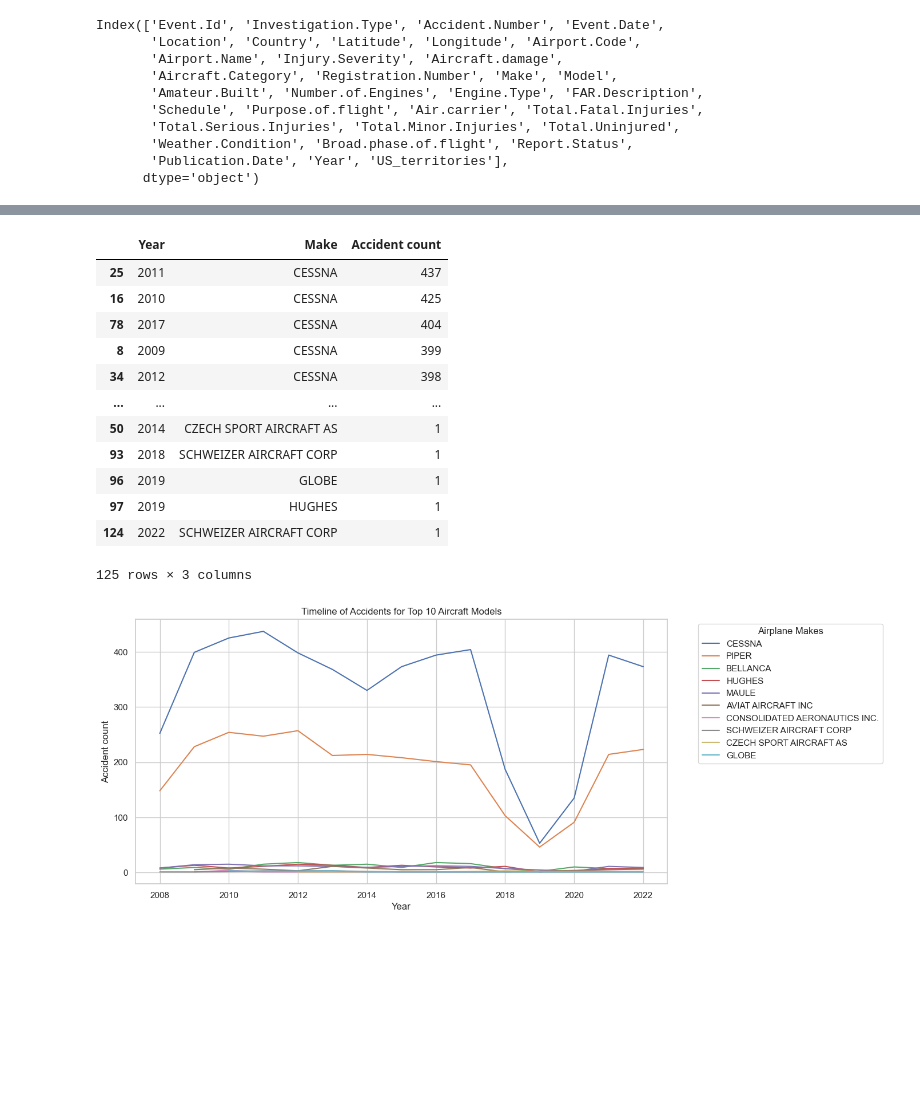
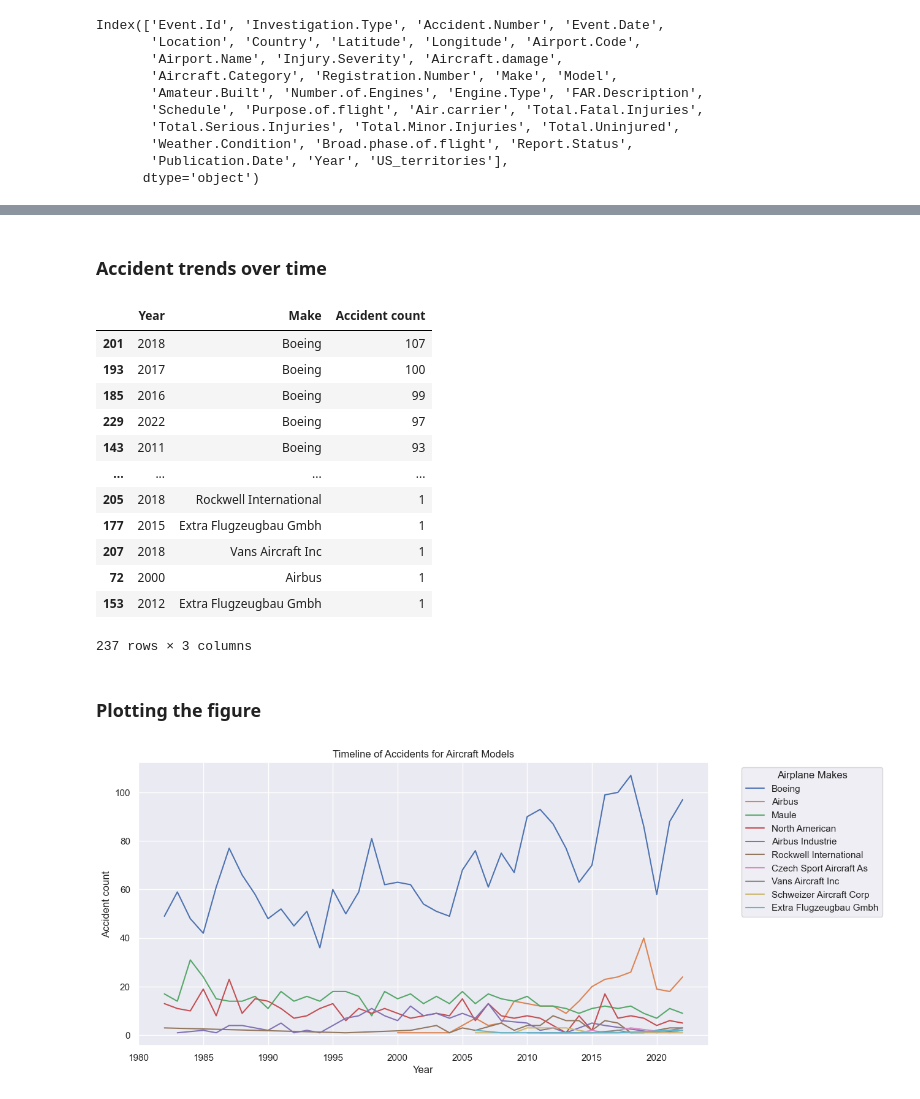
Before and after one commit to jnnjogu/Aviation_accidents_risk_assessment, a Jupyter notebook: moringa_project.ipynb, the cells around one changed output, grey strips where cells are left out. Saved outputs shown, nothing was run; the diff lists cells and outputs as text; code cells hidden in the pictures; blank space fills up the shorter version.

```diff
--- a/moringa_project.ipynb
+++ b/moringa_project.ipynb
@@ -115,23 +147,36 @@ ax.set_xlabel('Percentage');
 We will drop the columns with missing values amounting to 60% of the total dataset
 # %%
 # Handle missing values
+# We will fill the columns with either Unknown
 df['Aircraft.Category'] = df['Aircraft.Category'].fillna('Unknown')
+
 df['Make'] = df['Make'].fillna('Unknown')
+df['Make'] = df['Make'].map(lambda x: str(x).title())
 df['Model'] = df['Model'].fillna('Unknown')
 df['Number.of.Engines'] = df['Number.of.Engines'].fillna(df['Number.of.Engines'].mode().iloc[0]) # I replaced it with the mode instead of the mean because the data is categorical
 df['Engine.Type'] = df['Engine.Type'].fillna('Unknown').replace({'NONE':'Unknown'})
+
  # Convert latitude/longitude to numeric
 df['Latitude'] = pd.to_numeric(df['Latitude'], errors='coerce')
 df['Longitude'] = pd.to_numeric(df['Longitude'], errors='coerce')
-# Convert date column
+
+# Convert Event date to a date_time object
 df['Event.Date'] = pd.to_datetime(df['Event.Date'])
 
+# Fill the nones with Unknown
 df['Airport.Name'] = df['Airport.Name'].fillna('Unkown')
+
+# Strip white spaces in the airport names and convert them to titles
 df['Airport.Name'] = df['Airport.Name'].map(lambda x: x.strip().title())
-# Create year column
+
+# Create year column using the year from the event date
 df['Year'] = df['Event.Date'].dt.year
 df['Broad.phase.of.flight'] = df['Broad.phase.of.flight'].fillna('Unknown')
 df['Injury.Severity'] = df['Injury.Severity'].fillna('Unavailable')
+
+# Fill in the missing values in the injury columns
+injury_cols = ['Total.Fatal.Injuries', 'Total.Serious.Injuries', 'Total.Minor.Injuries','Total.Uninjured']
+df[injury_cols]=df[injury_cols].fillna(0)
 # %%
 df.info()
 # %% [output]
@@ -231,11 +257,9 @@ The reason we are choosing these columns is because;
 cols = ['Event.Id', 'Investigation.Type', 'Aircraft.Category', 'Make', 'Model','Airport.Name',
         'Number.of.Engines', 'Engine.Type', 'Year', 'Injury.Severity','US_territories',
         'Total.Fatal.Injuries', 'Total.Serious.Injuries', 'Broad.phase.of.flight',
-        'Total.Minor.Injuries']
+        'Total.Minor.Injuries','Total.Uninjured']
 
-df_clean = df[cols].copy()
+df_clean = df[cols].copy() # copying the filtered data to reduce memory consumption
 
-# Handle injury data
-injury_cols = ['Total.Fatal.Injuries', 'Total.Serious.Injuries', 'Total.Minor.Injuries']
-df_clean[injury_cols] = df_clean[injury_cols].fillna(0)
+df_clean.to_csv("./data/df_clean.csv") # Writing/ exporting the cleaned dataframe as a csv file
 # %%
@@ -320,34 +375,38 @@ Top 10 Safest Aircraft Models:
+# %% [markdown]
+### Accident trends over time
 # %%
 # Looking at the trends of the Model accidents over time
-list_safest_aircraft = safest_aircraft["Make"]
-df_top_10 = df_clean[df_clean['Make'].isin(list_safest_aircraft)]
+list_safest_aircraft = safest_aircraft["Make"] # Creating a pd series of just the top 10 safest aircraft makes
+df_top_10 = df_clean[df_clean['Make'].isin(list_safest_aircraft)] # Filtering the top 10 makes from the cleaned dataset
 
 
 make_yr_df = df_top_10.groupby(['Year','Make'])['Event.Id'].count().reset_index()
-make_yr_df.rename(columns={'Event.Id':'Accident count'},inplace=True)
-make_yr_df = make_yr_df.sort_values(by='Accident count', ascending=False)
+make_yr_df.rename(columns={'Event.Id':'Accident count'},inplace=True) # Renaming the Event.Id column in place
+make_yr_df = make_yr_df.sort_values(by='Accident count', ascending=False) # Sorting the accident count values in descending order
 make_yr_df
 # %% [output]
 |  | Year | Make | Accident count |
-| 25 | 2011 | CESSNA | 437 |
-| 16 | 2010 | CESSNA | 425 |
-| 78 | 2017 | CESSNA | 404 |
-| 8 | 2009 | CESSNA | 399 |
-| 34 | 2012 | CESSNA | 398 |
+| 201 | 2018 | Boeing | 107 |
+| 193 | 2017 | Boeing | 100 |
+| 185 | 2016 | Boeing | 99 |
+| 229 | 2022 | Boeing | 97 |
+| 143 | 2011 | Boeing | 93 |
 | ... | ... | ... | ... |
-| 50 | 2014 | CZECH SPORT AIRCRAFT AS | 1 |
-| 93 | 2018 | SCHWEIZER AIRCRAFT CORP | 1 |
-| 96 | 2019 | GLOBE | 1 |
-| 97 | 2019 | HUGHES | 1 |
-| 124 | 2022 | SCHWEIZER AIRCRAFT CORP | 1 |
+| 205 | 2018 | Rockwell International | 1 |
+| 177 | 2015 | Extra Flugzeugbau Gmbh | 1 |
+| 207 | 2018 | Vans Aircraft Inc | 1 |
+| 72 | 2000 | Airbus | 1 |
+| 153 | 2012 | Extra Flugzeugbau Gmbh | 1 |
-125 rows × 3 columns
+237 rows × 3 columns
+# %% [markdown]
+### Plotting the figure
 # %%
-plt.figure(figsize=(12, 6))
-sns.lineplot(data=make_yr_df, x='Year', y='Accident count', hue='Make', legend=True)
-plt.title('Timeline of Accidents for Top 10 Aircraft Models')
-plt.xlabel('Year')
-plt.legend(title='Airplane Makes',bbox_to_anchor=(1.05, 1), loc='upper left')
+plt.figure(figsize=(12, 6)) # plots the figure
+sns.lineplot(data=make_yr_df, x='Year', y='Accident count', hue='Make', legend=True) # Draws the line plot
+plt.title('Timeline of Accidents for Aircraft Models') #labels the title
+plt.xlabel('Year') # Labels the x axis with year
+plt.legend(title='Airplane Makes',bbox_to_anchor=(1.05, 1), loc='upper left') #creates a legend outside on the upper left
 plt.ylabel('Accident count')
 plt.show()
 # %% [output]
-[figure, old version]
+[figure, new version]
```
Also changed, not shown: parts of 40 cells of this notebook, 1 other file.
